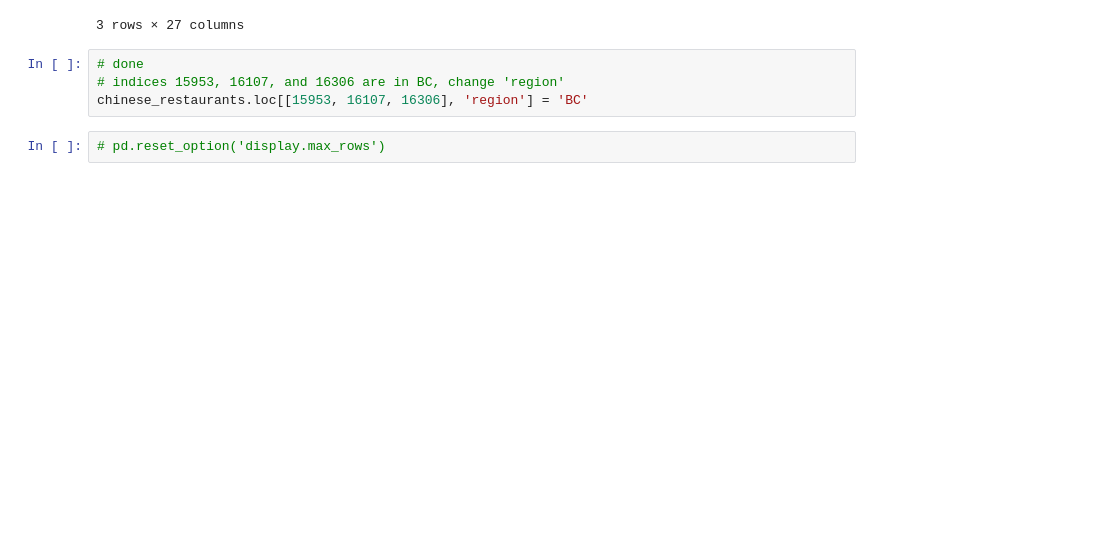
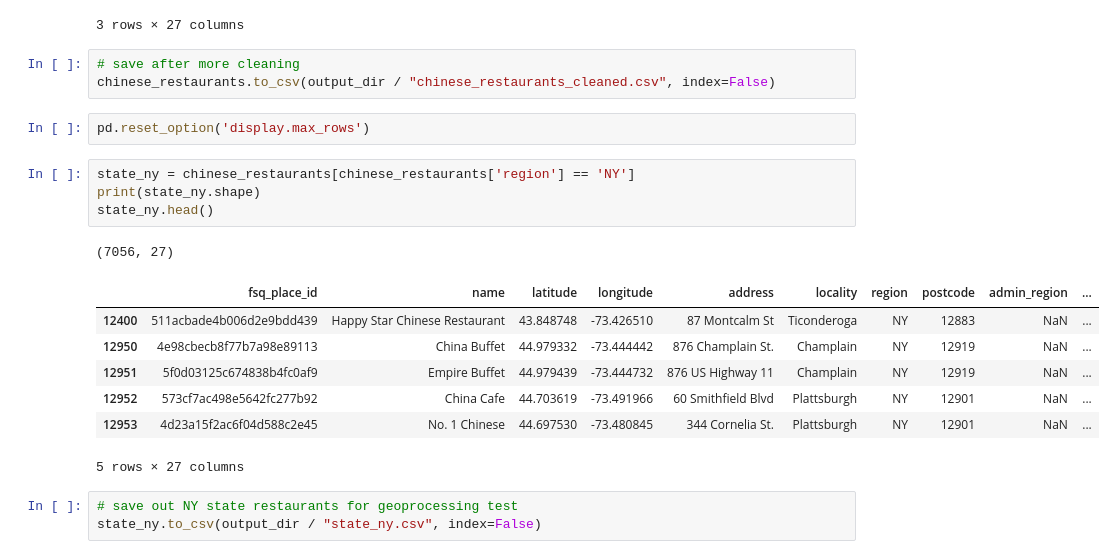
Before and after one commit to jfung53/chinese-restaurants, a Jupyter notebook: fsq_openplaces.ipynb, the cells around one changed output. Saved outputs shown, nothing was run; the diff lists cells and outputs as text; blank space fills up the shorter version.

Commit message:
analysis, split off new york state

```diff
--- a/fsq_openplaces.ipynb
+++ b/fsq_openplaces.ipynb
@@ -492,9 +502,24 @@ fixregion_canada
 | 16107 | 4b04a6fbf964a520f35522e3 | Chop & Wok | 49.265765 | -123.121365 | 786 W. 6th Ave. | Vancouver | Canada | NaN | NaN | ... |
 | 16306 | 4aec8791f964a52053c821e3 | Cafe seventh heaven | 49.183088 | -123.133930 | 2792 aberdeen centre, 4151 hazelb... | Richmond | Canada | V6x 4j7 | NaN | ... |
 3 rows × 27 columns
-# %%
-# done
-# indices 15953, 16107, and 16306 are in BC, change 'region'
-chinese_restaurants.loc[[15953, 16107, 16306], 'region'] = 'BC'
+# %%
+# save after more cleaning
+chinese_restaurants.to_csv(output_dir / "chinese_restaurants_cleaned.csv", index=False)
 # %%
-# pd.reset_option('display.max_rows')
+pd.reset_option('display.max_rows')
+# %%
+state_ny = chinese_restaurants[chinese_restaurants['region'] == 'NY']
+print(state_ny.shape)
+state_ny.head()
+# %% [output]
+(7056, 27)
+|  | fsq_place_id | name | latitude | longitude | address | locality | region | postcode | admin_region | ... |
+| 12400 | 511acbade4b006d2e9bdd439 | Happy Star Chinese Restaurant | 43.848748 | -73.426510 | 87 Montcalm St | Ticonderoga | NY | 12883 | NaN | ... |
+| 12950 | 4e98cbecb8f77b7a98e89113 | China Buffet | 44.979332 | -73.444442 | 876 Champlain St. | Champlain | NY | 12919 | NaN | ... |
+| 12951 | 5f0d03125c674838b4fc0af9 | Empire Buffet | 44.979439 | -73.444732 | 876 US Highway 11 | Champlain | NY | 12919 | NaN | ... |
+| 12952 | 573cf7ac498e5642fc277b92 | China Cafe | 44.703619 | -73.491966 | 60 Smithfield Blvd | Plattsburgh | NY | 12901 | NaN | ... |
+| 12953 | 4d23a15f2ac6f04d588c2e45 | No. 1 Chinese | 44.697530 | -73.480845 | 344 Cornelia St. | Plattsburgh | NY | 12901 | NaN | ... |
+5 rows × 27 columns
+# %%
+# save out NY state restaurants for geoprocessing test
+state_ny.to_csv(output_dir / "state_ny.csv", index=False)
```
Also changed, not shown: parts of 16 cells of this notebook.
